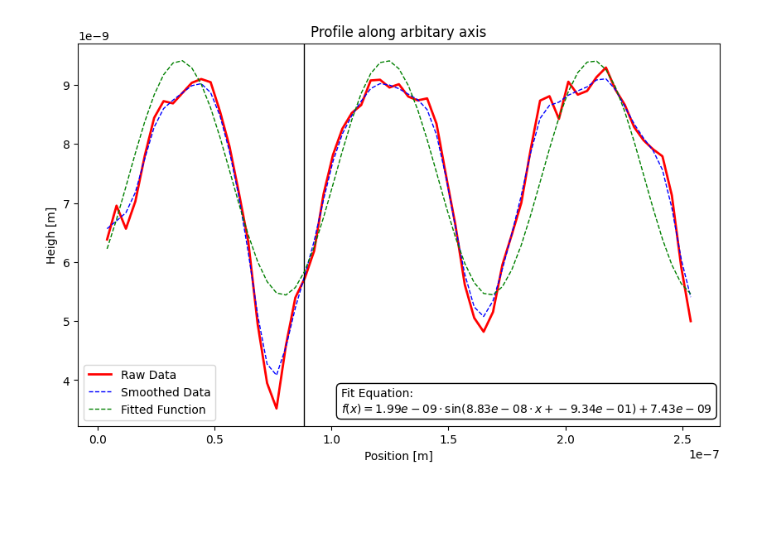
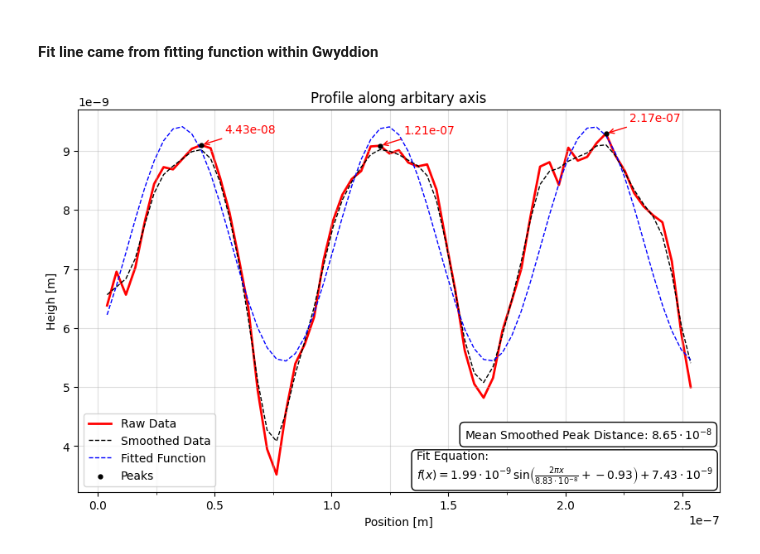
Before and after one commit to kearb-stomp/AdvLabs, a Jupyter notebook: Lab 5/Task 2.ipynb, the cells around one changed output. Drawn from its saved outputs; the diff is of its cells as text; code cells hidden in the pictures; blank space fills up the shorter version.

```diff
--- a/Lab 5/Task 2.ipynb
+++ b/Lab 5/Task 2.ipynb
@@ -53,13 +25,21 @@ Name: x, Length: 63, dtype: float64
 # %%
 # Find peaks with the find_peaks function from scipy.signal
-x, y = data['x'], smoothed_y
+x, y = data['x'], data['y']
 threshold = 7e-9
-peaks_idx, props = find_peaks(smoothed_y, height=threshold, distance=15)
+peaks_idx, props = find_peaks(y, height=threshold, distance=15)
 
 # Extract corresponding x and y values
 peaks_x = x.iloc[peaks_idx]
 peaks_y = y[peaks_idx]
+print(peaks_y)
 peaks = pd.DataFrame({'x': peaks_x, 'y': peaks_y})
 peaks = peaks.reset_index(drop=True)
+
+peaks['Peak Distance'] = peaks['x'].diff()
+
+pd.options.display.float_format= '{:.2e}'.format
 display(peaks)
+mean_peak_dist = peaks['Peak Distance'].mean()
+print(f'Mean peak distance: {mean_peak_dist:.2e} m')
+print(f'From fit parameters, peak-to-peak distance is {b:.2e} m')
 # %% [output]
@@ -70,34 +75,76 @@ display(peaks)
+# %% [markdown]
+#### Fit line came from fitting function within Gwyddion
 # %%
+def latex_sci(num, precision=2):
+    fmt = f"{{:.{precision}e}}"
+    mant, exp = fmt.format(num).split("e")
+    return rf"{mant} \cdot 10^{{{int(exp):d}}}"
+
+string_raw = [a, b, c, d]
+# string_latex = [latex_sci(num) for num in string_raw]
+# a_latex = string_latex[0]
+# b_latex = string_latex[1]
+# c_latex = string_latex[2]
+# d_latex = string_latex[3]
 
 
 def fit_function(x, a, b, c, d):
     return a * np.sin(2 * np.pi * x / b + c) + d
 
 fig, ax = plt.subplots(figsize=(10,6))
 ax.plot(data['x'], data['y'], label='Raw Data',
-        color='red', ls='-', lw=2)
+        color='red', ls='-', lw=2, zorder=1)
 ax.plot(data['x'], smoothed_y, label='Smoothed Data',
-        color='blue', ls='--', lw=1)
+        color='black', ls='--', lw=1, zorder=2)
 ax.set_title('Profile along arbitary axis')
 ax.set_xlabel('Position [m]')
 ax.set_ylabel('Heigh [m]')
-ax.axvline(x=88.288e-9, color='black', linestyle='-', lw=1)
-ax.plot(data['x'], fit_function(data['x'], a, b, c, d), color='green', ls='--', lw=1, label='Fitted Function')
-ax.scatter(peaks['x'], peaks['y'], color='blue', label='Smoothed Peaks', marker='.', )
+
+###########################################################
+################# Vertical line for debug #################
+#ax.axvline(x=88.288e-9, color='blue', linestyle='-', lw=1)
+###########################################################
+
+ax.plot(data['x'], fit_function(data['x'], a, b, c, d), color='blue', ls='--', lw=1, label='Fitted Function', zorder=3)
+ax.scatter(peaks['x'], peaks['y'], color='black', label='Peaks', marker='.', s=50, zorder=4)
+for x, y in zip(peaks_x, peaks_y):
+    ax.annotate(f'{x:.2e}',
+            xy=(x, y),
+            xytext=((x + 0.1e-7, y + 2e-10)),
+            arrowprops=dict(arrowstyle='->', color='red'),
+            color='red'
+    )
+
+
 #############################################################
 ############ Plot the fit function in a text box ############
-eq_text = rf'Fit Equation:' +'\n' +  rf'$f(x) = {a:.2e} \cdot \sin({b:.2e} \cdot x + {c:.2e}) + {d:.2e}$'
-
+eq_text = (
+    r'Fit Equation:' + '\n' +
+    rf'$f(x) = {latex_sci(a)} \,\sin\!\left(\frac{{2\pi x}}{{{{{latex_sci(b)}}}}} + {c:.2f}\right) + {latex_sci(d)}$'
+)
+eq_text_2 = rf'Mean Smoothed Peak Distance: ${latex_sci(mean_peak_dist)}$'
 
 plt.text(
-    0.41, 0.1,
+    0.527, 0.11,
     eq_text,
+    horizontalalignment='left',
     transform=plt.gca().transAxes,
     fontsize=10,
     verticalalignment='top', bbox=dict(boxstyle='round,pad=0.4', fc='white', edgecolor='black')
 )
 
+plt.text(
+    0.602, 0.15,
+    eq_text_2,
+    horizontalalignment='left',
+    transform=plt.gca().transAxes,
+    fontsize=10,
+    verticalalignment='center', bbox=dict(boxstyle='round,pad=0.4', fc='white', edgecolor='black')
+)
+ax.xaxis.set_major_locator(MultipleLocator(0.5e-7))
+ax.xaxis.set_minor_locator(MultipleLocator(0.25e-7))
+ax.grid(True, which='both', ls='-', alpha=0.4)
 ax.legend()
 plt.show()
 # %% [output]
-[figure, old version]
+[figure, new version]
```
Also changed, not shown: parts of 16 cells of this notebook.
